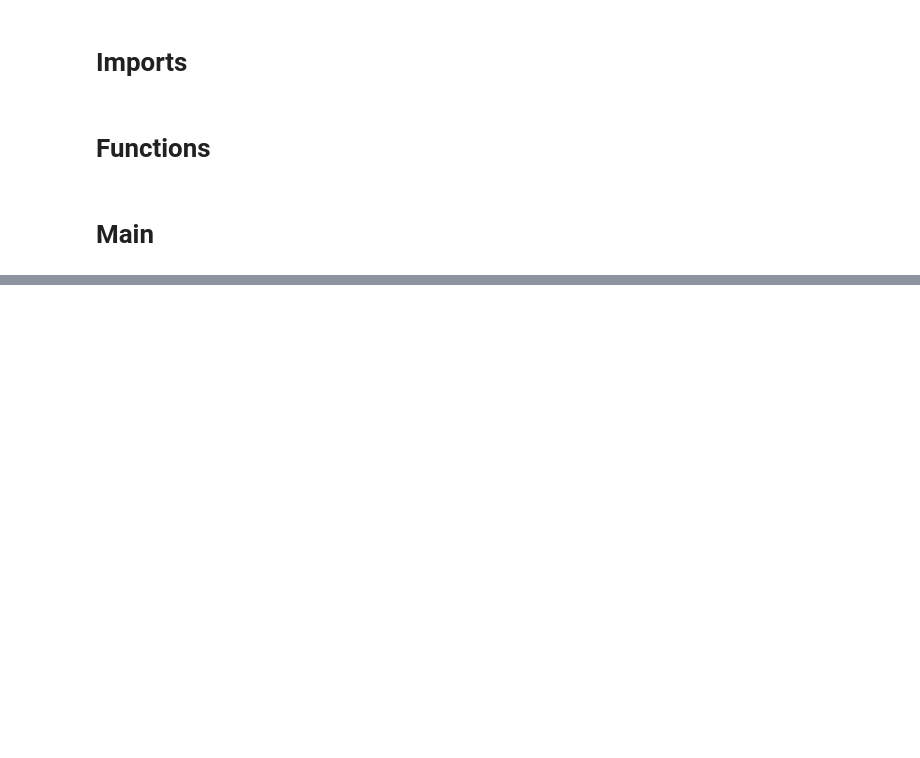
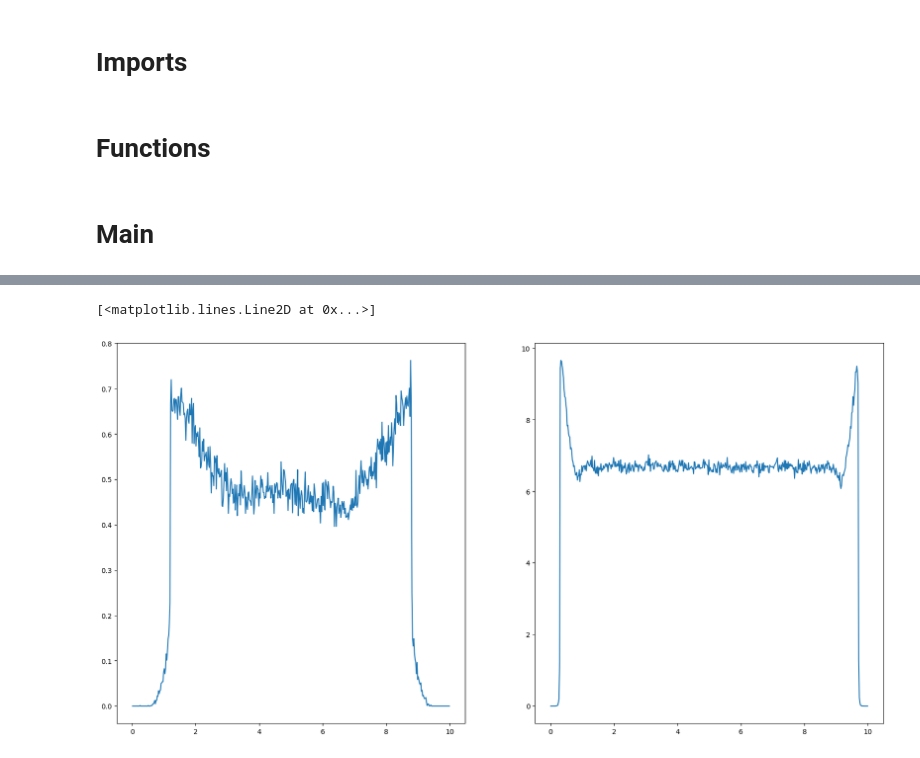
Before and after one commit to LuanMs1/tcc-markov-chain, a Jupyter notebook: tcc_markov_chain/hard_disc.ipynb, the cells around one changed output, grey strips where cells are left out. Cells and saved outputs as stored; diff of their text form; code cells hidden in the pictures; blank space fills up the shorter version.

```diff
--- a/tcc_markov_chain/hard_disc.ipynb
+++ b/tcc_markov_chain/hard_disc.ipynb
@@ -152,0 +126,11 @@ True
+# %%
+def particle_density(sim:BoundarySimulation, strip_count = 10):
+    strip_size = sim.system.box_size / strip_count
+    strips = np.arange(strip_count) * strip_size
+    strip_contribution = []
+    for strip in strips:
+        is_inside = (sim.system.positions[:,1] >= strip) * (sim.system.positions[:,1] < strip + strip_size)
+        # velocitie_mod = np.abs(sim.system.velocities[is_inside,1])
+        factor = np.sum(is_inside)
+        strip_contribution.append(factor)
+    sim.strip_density += strip_contribution
@@ -152,0 +146,24 @@ True
+# %%
+box_size = 10
+dt = 0.5
+n_steps = 1*1e4
+strip_count = 500
+strip_size = box_size / strip_count
+n_particles_small = 4
+n_particles_big = 64
+overall_density = 0.18
+sqr_r = (overall_density*box_size**2) / 3.1415
+
+small_system = HardDiskSystem(box_size=box_size,particle_radius=np.sqrt(sqr_r/n_particles_small),n_particles=n_particles_small)
+big_system = HardDiskSystem(box_size=box_size, particle_radius=np.sqrt(sqr_r/n_particles_big), n_particles=n_particles_big)
+
+sim_small_system = BoundarySimulation(deepcopy(small_system))
+sim_big_system = BoundarySimulation(deepcopy(big_system))
+
+sim_small_system.strip_density = np.arange(strip_count) * 0.
+sim_small_system.run(dt=dt,n_steps=n_steps,fn=lambda x: particle_density(x,strip_count=strip_count))
+sim_small_system.strip_density /= (n_steps*strip_size)
+
+sim_big_system.strip_density = np.arange(strip_count) * 0.
+sim_big_system.run(dt=dt,n_steps=n_steps,fn=lambda x: particle_density(x,strip_count=strip_count))
+sim_big_system.strip_density /= (n_steps*strip_size)
@@ -152,0 +176,9 @@ True
+# %%
+
+strip_centers = (np.arange(strip_count) * strip_size) + (strip_size / 2)
+fig, axes = plt.subplots(1,2,figsize=(20,10))
+axes[0].plot(strip_centers, sim_small_system.strip_density, linestyle='-')
+axes[1].plot(strip_centers, sim_big_system.strip_density, linestyle='-')
+# %% [output]
+[<matplotlib.lines.Line2D at 0x...>]
+[figure, added]
```
Also changed, not shown: parts of 13 cells of this notebook, 2 other files.
